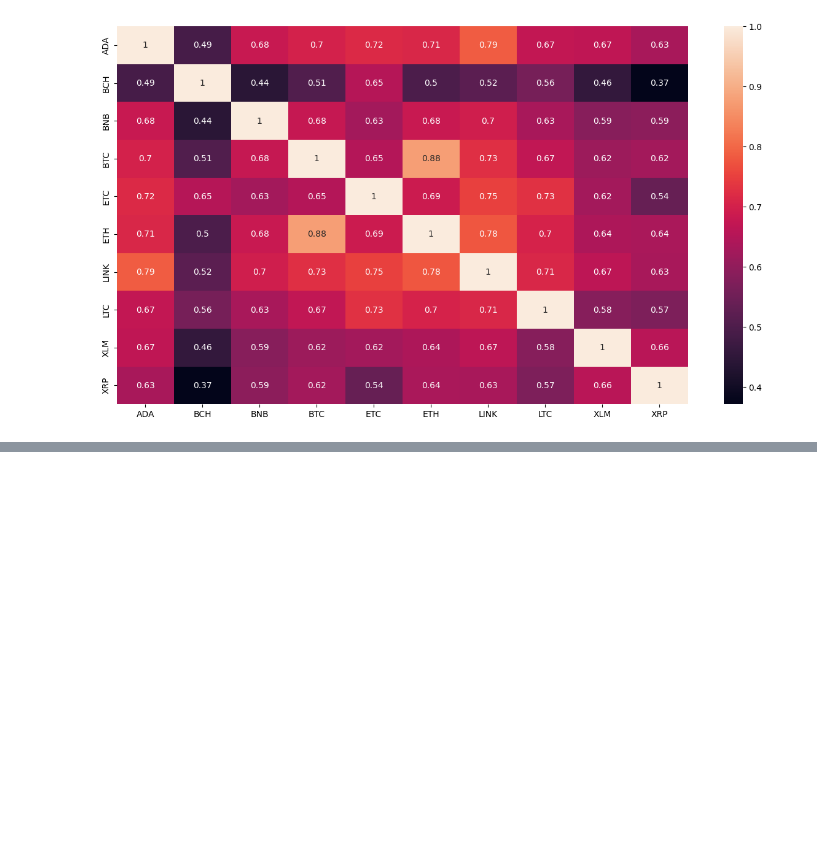
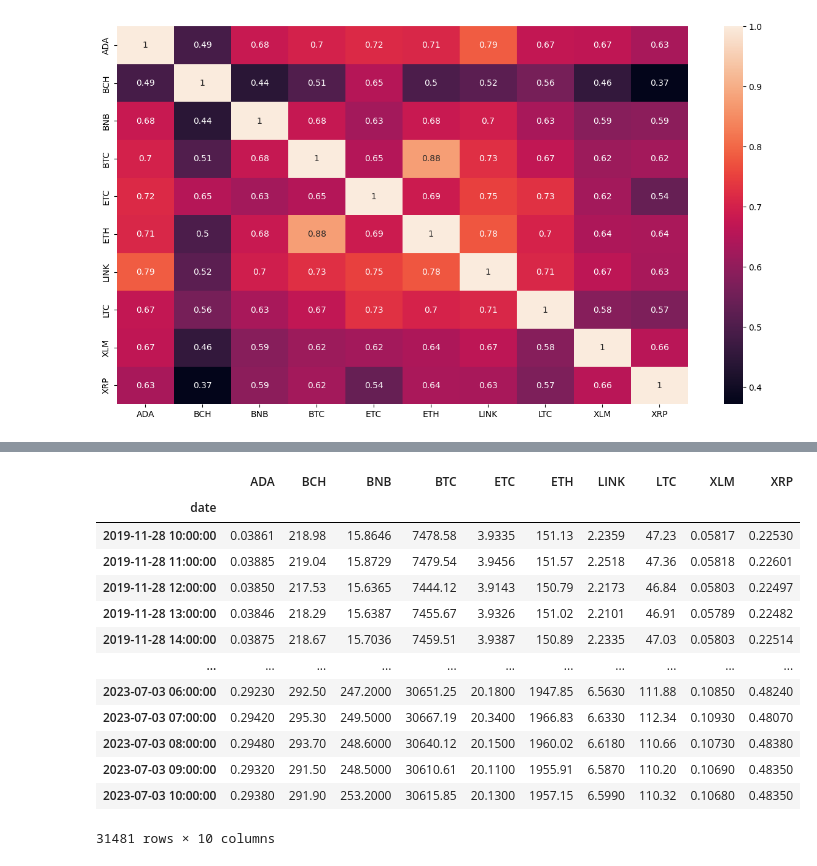
Before and after one commit to grazulisedgars/Python, a Jupyter notebook: chapter7.ipynb, the cells around one changed output, grey strips where cells are left out. Cells and saved outputs as stored; diff of their text form; code cells hidden in the pictures; blank space fills up the shorter version.

```diff
--- a/chapter7.ipynb
+++ b/chapter7.ipynb
@@ -183,0 +264,17 @@ sns.heatmap(df_pct.loc['2023-04':].corr(), annot=True)
+# %%
+df
+# %% [output]
+|  | ADA | BCH | BNB | BTC | ETC | ETH | LINK | LTC | XLM | XRP |
+| date |  |  |  |  |  |  |  |  |  |  |
+| 2019-11-28 10:00:00 | 0.03861 | 218.98 | 15.8646 | 7478.58 | 3.9335 | 151.13 | 2.2359 | 47.23 | 0.05817 | 0.22530 |
+| 2019-11-28 11:00:00 | 0.03885 | 219.04 | 15.8729 | 7479.54 | 3.9456 | 151.57 | 2.2518 | 47.36 | 0.05818 | 0.22601 |
+| 2019-11-28 12:00:00 | 0.03850 | 217.53 | 15.6365 | 7444.12 | 3.9143 | 150.79 | 2.2173 | 46.84 | 0.05803 | 0.22497 |
+| 2019-11-28 13:00:00 | 0.03846 | 218.29 | 15.6387 | 7455.67 | 3.9326 | 151.02 | 2.2101 | 46.91 | 0.05789 | 0.22482 |
+| 2019-11-28 14:00:00 | 0.03875 | 218.67 | 15.7036 | 7459.51 | 3.9387 | 150.89 | 2.2335 | 47.03 | 0.05803 | 0.22514 |
+| ... | ... | ... | ... | ... | ... | ... | ... | ... | ... | ... |
+| 2023-07-03 06:00:00 | 0.29230 | 292.50 | 247.2000 | 30651.25 | 20.1800 | 1947.85 | 6.5630 | 111.88 | 0.10850 | 0.48240 |
+| 2023-07-03 07:00:00 | 0.29420 | 295.30 | 249.5000 | 30667.19 | 20.3400 | 1966.83 | 6.6330 | 112.34 | 0.10930 | 0.48070 |
+| 2023-07-03 08:00:00 | 0.29480 | 293.70 | 248.6000 | 30640.12 | 20.1500 | 1960.02 | 6.6180 | 110.66 | 0.10730 | 0.48380 |
+| 2023-07-03 09:00:00 | 0.29320 | 291.50 | 248.5000 | 30610.61 | 20.1100 | 1955.91 | 6.5870 | 110.20 | 0.10690 | 0.48350 |
+| 2023-07-03 10:00:00 | 0.29380 | 291.90 | 253.2000 | 30615.85 | 20.1300 | 1957.15 | 6.5990 | 110.32 | 0.10680 | 0.48350 |
+31481 rows × 10 columns
```
Also changed, not shown: parts of 5 cells of this notebook.
